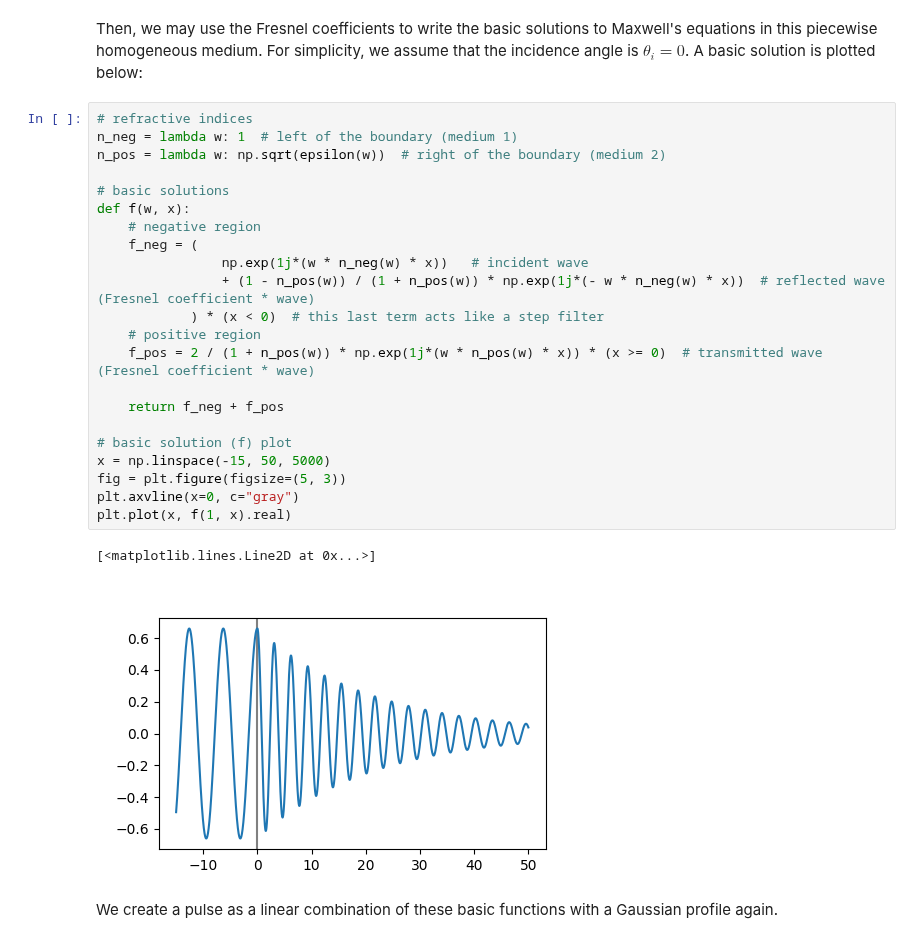
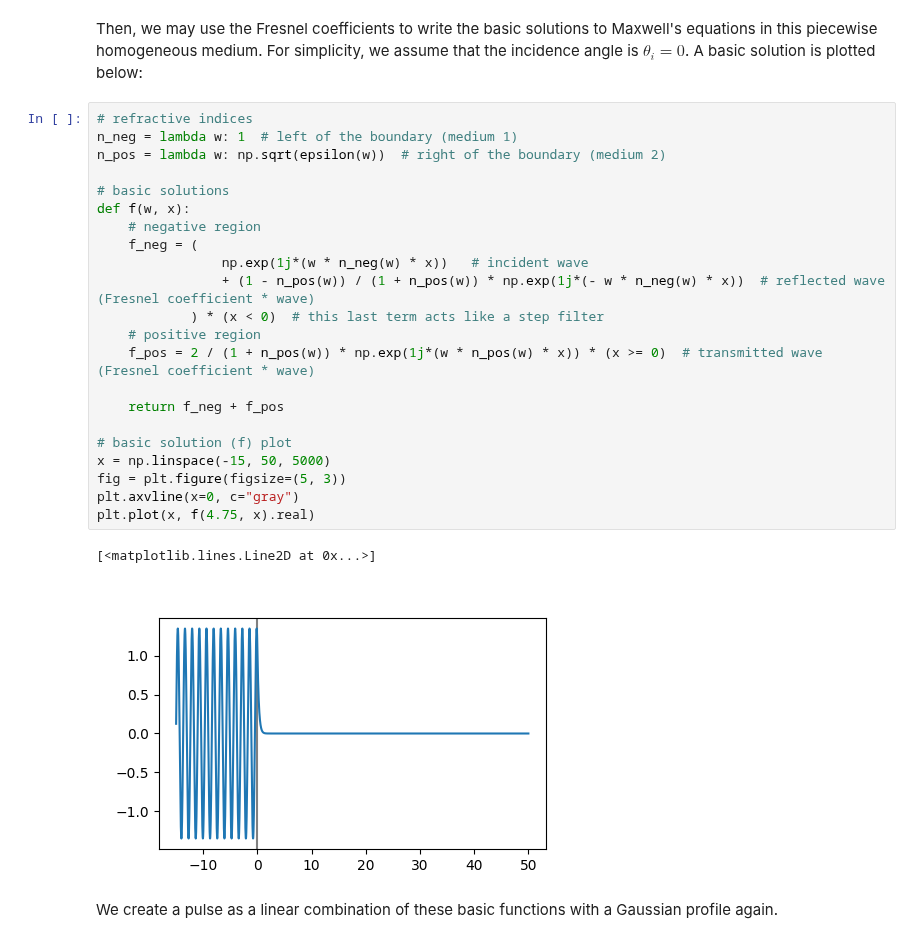
Before and after one commit to diego-fpv/photonics, a Jupyter notebook: dispersion.ipynb, the cells around one changed output. Saved outputs shown, nothing was run; the diff lists cells and outputs as text.

```diff
--- a/dispersion.ipynb
+++ b/dispersion.ipynb
@@ -113,28 +113,28 @@ Then, we may use the Fresnel coefficients to write the basic solutions to Maxwel
 # %%
 # refractive indices
 n_neg = lambda w: 1  # left of the boundary (medium 1)
 n_pos = lambda w: np.sqrt(epsilon(w))  # right of the boundary (medium 2)
 
 # basic solutions
 def f(w, x):
     # negative region
     f_neg = (
                 np.exp(1j*(w * n_neg(w) * x))   # incident wave
                 + (1 - n_pos(w)) / (1 + n_pos(w)) * np.exp(1j*(- w * n_neg(w) * x))  # reflected wave (Fresnel coefficient * wave)
             ) * (x < 0)  # this last term acts like a step filter
     # positive region
     f_pos = 2 / (1 + n_pos(w)) * np.exp(1j*(w * n_pos(w) * x)) * (x >= 0)  # transmitted wave (Fresnel coefficient * wave)
 
     return f_neg + f_pos
 
 # basic solution (f) plot
 x = np.linspace(-15, 50, 5000)
 fig = plt.figure(figsize=(5, 3))
 plt.axvline(x=0, c="gray")
-plt.plot(x, f(1, x).real)
+plt.plot(x, f(4.75, x).real)
 # %% [output]
 [<matplotlib.lines.Line2D at 0x...>]
-[figure, old version]
+[figure, new version]
 # %% [markdown]
 We create a pulse as a linear combination of these basic functions with a Gaussian profile again.
 # %%
```
Also changed, not shown: parts of 1 cell of this notebook, 2 other files.
